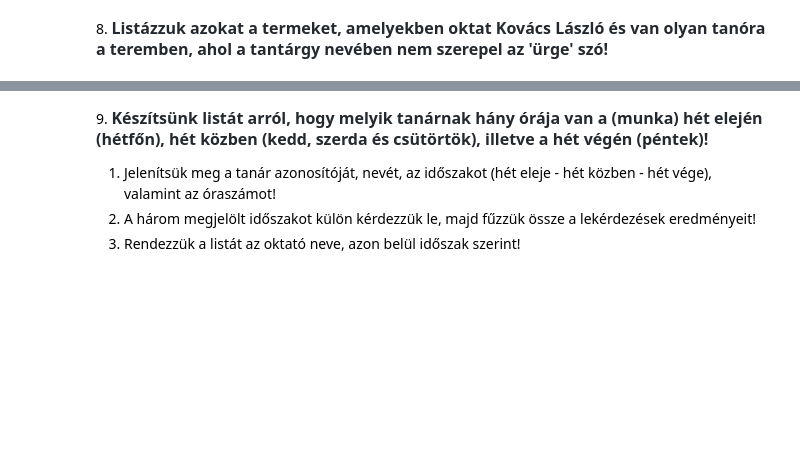
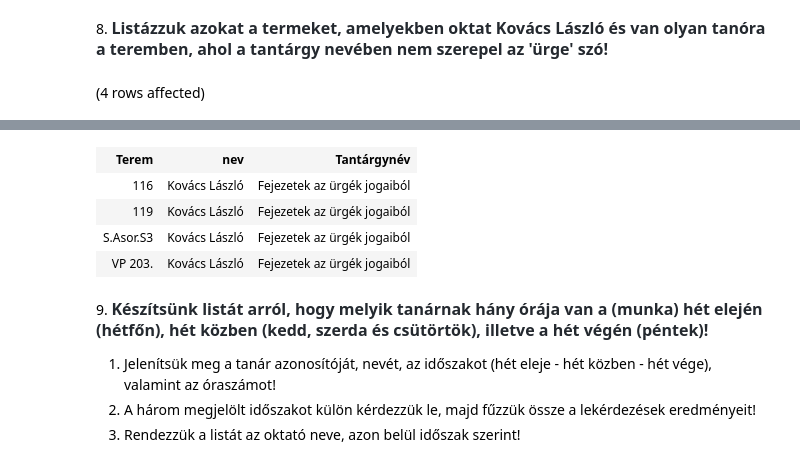
Before and after one commit to JanosZkcs/Adatbazisok_egyetem, a Jupyter notebook: gyakorlat03_feladatok.ipynb, the cells around one changed output, grey strips where cells are left out. Saved outputs shown, nothing was run; the diff lists cells and outputs as text; code cells hidden in the pictures; blank space fills up the shorter version.

```diff
--- a/gyakorlat03_feladatok.ipynb
+++ b/gyakorlat03_feladatok.ipynb
@@ -175,3 +175,23 @@ Total execution time: 00:00:00.019
 | Ürgevitel |
 # %% [markdown]
 8. <span style="background-color: rgb(255, 255, 255); color: rgb(36, 41, 47); font-family: -apple-system, BlinkMacSystemFont, &quot;Segoe UI&quot;, Helvetica, Arial, sans-serif, &quot;Apple Color Emoji&quot;, &quot;Segoe UI Emoji&quot;; font-size: 16px; font-weight: 600;">Listázzuk azokat a termeket, amelyekben oktat Kovács László és van olyan tanóra a teremben, ahol a tantárgy nevében nem szerepel az 'ürge' szó!</span>
+# %%
+SELECT t.Terem,
+        okt.nev,
+        tt.Tantárgynév
+FROM Orak o JOIN Oktatok okt ON o.tanar = okt.oktato_id
+    JOIN Termek t ON o.terem = t.Tkód
+    JOIN Tantárgyak tt ON o.targy = tt.Tkód
+WHERE okt.nev = 'Kovács László'
+
+INTERSECT
+
+SELECT t.Terem,
+        okt.nev,
+        tt.Tantárgynév
+FROM Orak o JOIN Oktatok okt ON o.tanar = okt.oktato_id
+    JOIN Termek t ON o.terem = t.Tkód
+    JOIN Tantárgyak tt ON o.targy = tt.Tkód
+WHERE tt.Tantárgynév NOT LIKE '%ürge%' --a konkrét ürge szó nincs benne,csak ragozott formája :)
+# %% [output]
+(4 rows affected)
@@ -178,3 +199,8 @@ Total execution time: 00:00:00.019
+| Terem | nev | Tantárgynév |
+| 116 | Kovács László | Fejezetek az ürgék jogaiból |
+| 119 | Kovács László | Fejezetek az ürgék jogaiból |
+| S.Asor.S3 | Kovács László | Fejezetek az ürgék jogaiból |
+| VP 203. | Kovács László | Fejezetek az ürgék jogaiból |
 # %% [markdown]
 9. <span style="font-weight: 600; color: rgb(36, 41, 47); font-family: -apple-system, BlinkMacSystemFont, &quot;Segoe UI&quot;, Helvetica, Arial, sans-serif, &quot;Apple Color Emoji&quot;, &quot;Segoe UI Emoji&quot;; font-size: 16px;">Készítsünk listát arról, hogy melyik tanárnak hány órája van a (munka) hét elején (hétfőn), hét közben (kedd, szerda és csütörtök), illetve a hét végén (péntek)!</span>
 
```
Also changed, not shown: parts of 1 cell of this notebook.
